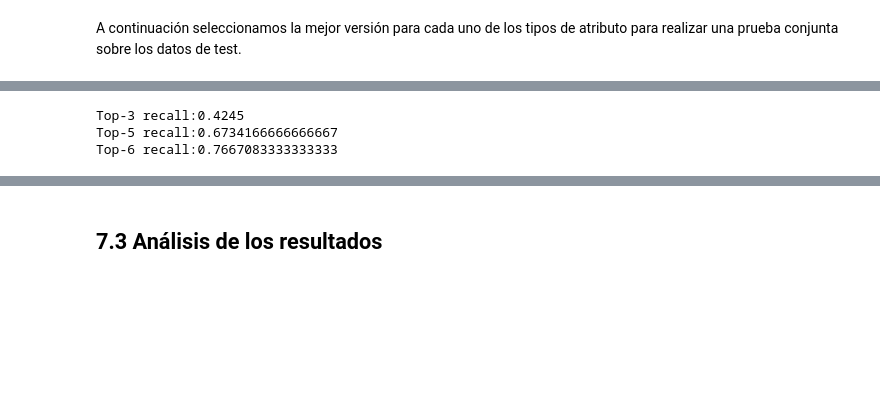
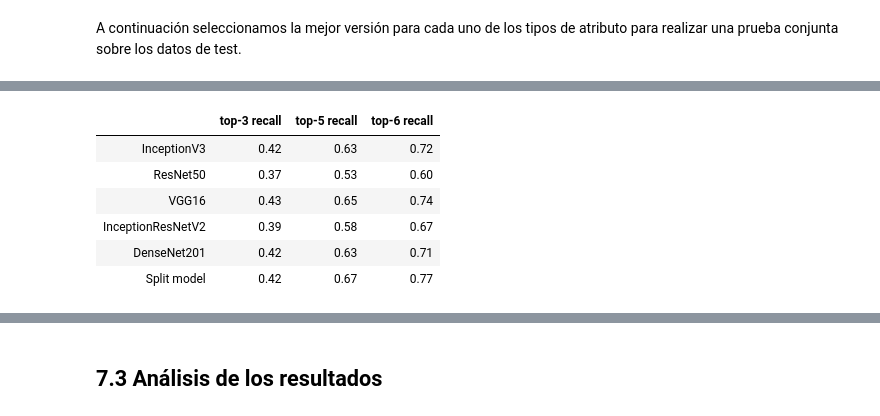
Before and after one commit to akepa/attribute-detection-in-fashon-images, a Jupyter notebook: DeepFashion_VersionReducida.ipynb, the cells around one changed output, grey strips where cells are left out. Drawn from its saved outputs; the diff is of its cells as text; code cells hidden in the pictures; blank space fills up the shorter version.

```diff
--- a/DeepFashion_VersionReducida.ipynb
+++ b/DeepFashion_VersionReducida.ipynb
@@ -899,11 +923,0 @@ Loading cached value for variable 'densenet201_test_res'. Time since caching: 7
-# %%
-# Construcción de tabla para visualizar los resultados
-r = []
-r.append(inceptionV3_test_res[1].values())
-r.append(resnet50_test_res[1].values())
-r.append(vgg16_test_res[1].values())
-r.append(inceptionResNetV2_test_res[1].values())
-r.append(densenet201_test_res[1].values())
-
-pd.DataFrame(r, columns=['top-3 recall', 'top-5 recall', 'top-6 recall'],
-             index=['InceptionV3', 'ResNet50', 'VGG16', 'InceptionResNetV2', 'DenseNet201'])
@@ -916,0 +924,20 @@ pd.DataFrame(r, columns=['top-3 recall', 'top-5 recall', 'top-6 recall'],
+# %%
+KS =  [3,5,6]
+
+def to_list(r, i):
+    return [r[1][k][i] for k in KS]
+
+def get_columns(metric):
+    return ['top-{} {}'.format(k, metric) for k in KS]
+
+def format_results(results):
+    dfs = {}
+    for i,metric in enumerate(['recall', 'precision', 'f1']):
+        l = []
+        names = []
+        for r, name in results:
+            l.append(to_list(r, i))
+            names.append(name)
+
+        dfs[metric] = pd.DataFrame(l, columns=get_columns(metric), index=names)
+    return dfs
@@ -1256,8 +1323,17 @@ Loading cached value for variable 'res_split_models'. Time since caching: 0:18:3
-# %%
-print('Top-3 recall:{}'.format(res_split_models[1][3]))
-print('Top-5 recall:{}'.format(res_split_models[1][5]))
-print('Top-6 recall:{}'.format(res_split_models[1][6]))
-# %% [output]
-Top-3 recall:0.4245
-Top-5 recall:0.6734166666666667
-Top-6 recall:0.7667083333333333
+# %%
+result_list = [(inceptionV3_test_res, 'InceptionV3'),
+               (resnet50_test_res, 'ResNet50'),
+               (vgg16_test_res, 'VGG16'),
+               (inceptionResNetV2_test_res, 'InceptionResNetV2'),
+               (densenet201_test_res, 'DenseNet201'),
+               (res_split_models, 'Split model')]
+dfs = format_results(result_list)
+dfs['recall']
+# %% [output]
+|  | top-3 recall | top-5 recall | top-6 recall |
+| InceptionV3 | 0.42 | 0.63 | 0.72 |
+| ResNet50 | 0.37 | 0.53 | 0.60 |
+| VGG16 | 0.43 | 0.65 | 0.74 |
+| InceptionResNetV2 | 0.39 | 0.58 | 0.67 |
+| DenseNet201 | 0.42 | 0.63 | 0.71 |
+| Split model | 0.42 | 0.67 | 0.77 |
```
Also changed, not shown: parts of 22 cells of this notebook, 1 other file.
